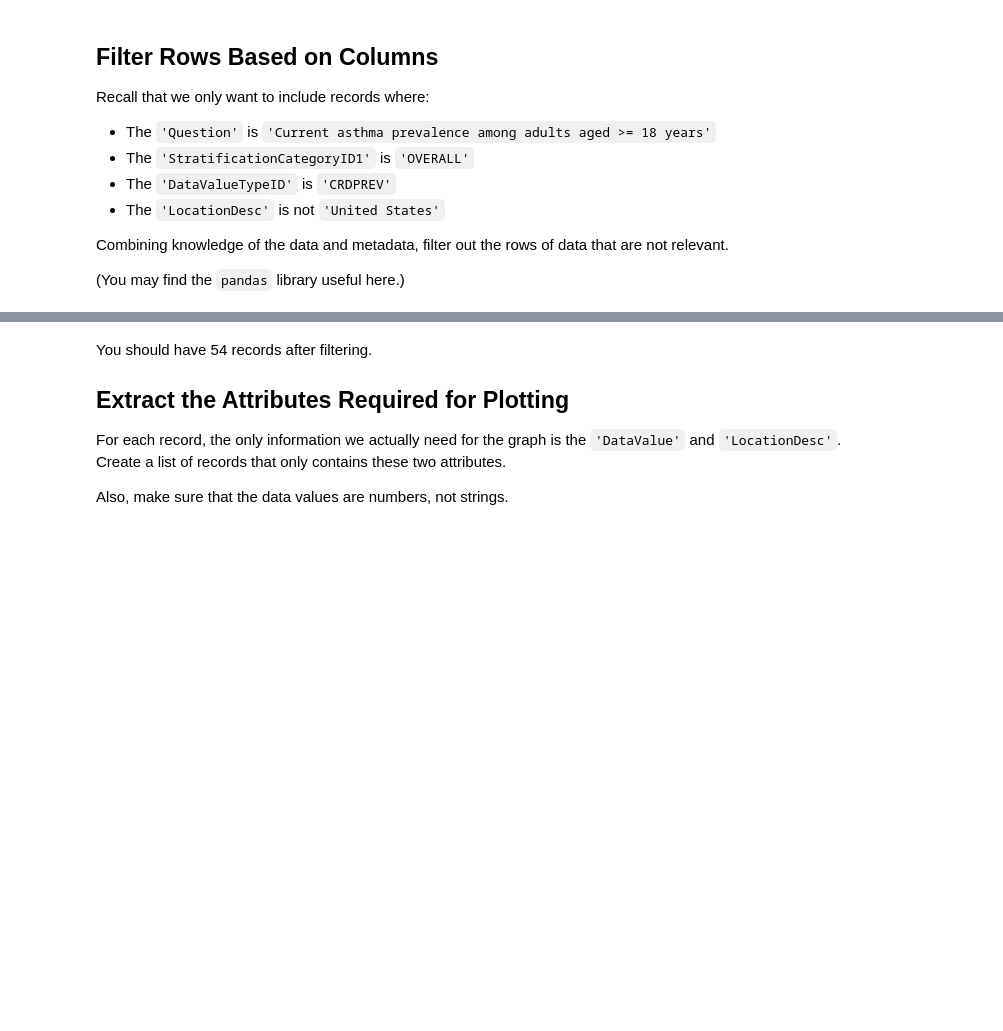
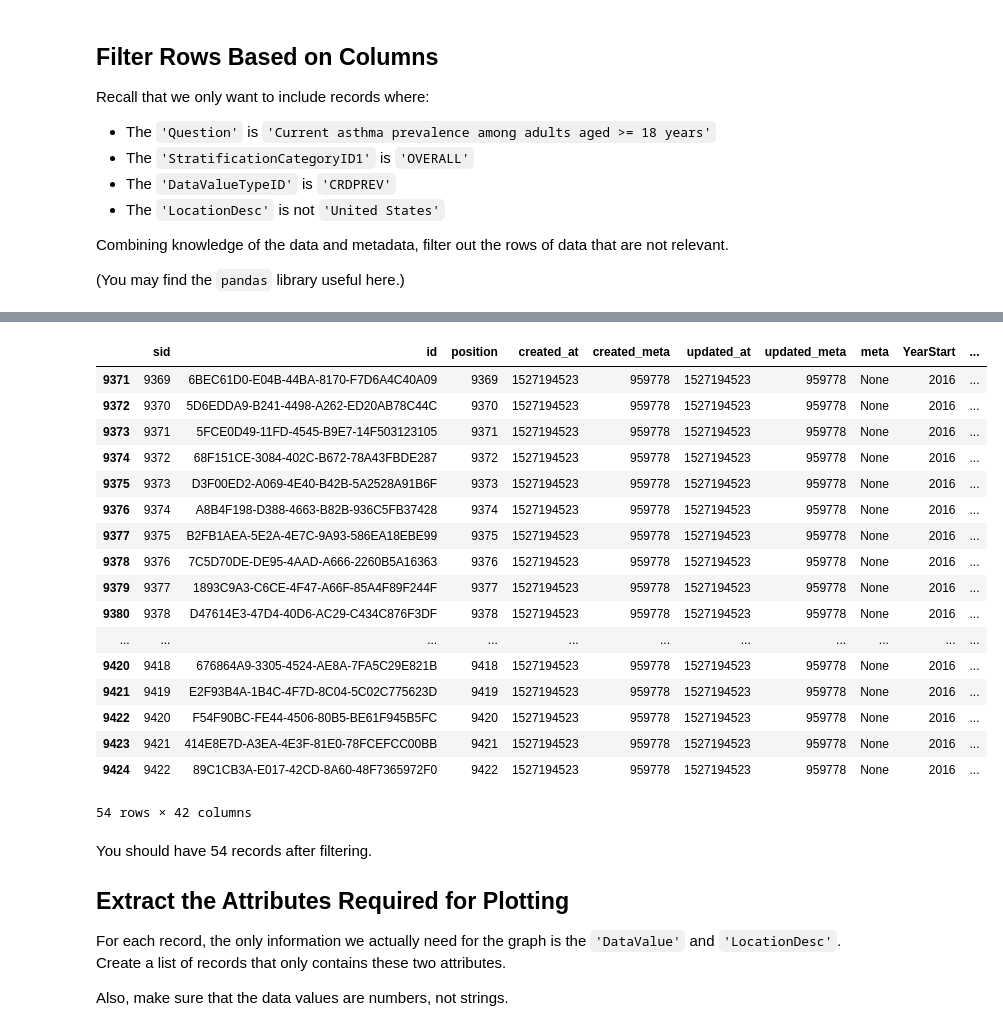
Before and after one commit to mlgvla/dsc-exploring-and-transforming-json-schemas-lab, a Jupyter notebook: index.ipynb, the cells around one changed output, grey strips where cells are left out. Cells and saved outputs as stored; diff of their text form; code cells hidden in the pictures; blank space fills up the shorter version.

```diff
--- a/index.ipynb
+++ b/index.ipynb
@@ -142,0 +140,11 @@ Combining knowledge of the data and metadata, filter out the rows of data that a
+# %%
+# Your code here (add additional cells as needed)
+question_index = column_names.index('Question')
+category_index = column_names.index('StratificationCategoryID1')
+type_index = column_names.index('DataValueTypeID')
+location_index = column_names.index('LocationDesc')
+
+question_value = 'Current asthma prevalence among adults aged >= 18 years'
+category_value = 'OVERALL'
+type_value = 'CRDPREV'
+location_value = 'United States'
@@ -142,0 +166,5 @@ Combining knowledge of the data and metadata, filter out the rows of data that a
+# %%
+import pandas as pd
+
+df = pd.DataFrame(data=data['data'], columns=column_names)
+df
@@ -143,3 +185,31 @@ Combining knowledge of the data and metadata, filter out the rows of data that a
+# %%
+filtered_data_with_pandas = df[
+    (df['Question'] == question_value) &
+    (df['StratificationCategoryID1'] == category_value) &
+    (df['DataValueTypeID'] == type_value) &
+    (df['LocationDesc'] != location_value)
+]
+
+filtered_data_with_pandas
+# %% [output]
+|  | sid | id | position | created_at | created_meta | updated_at | updated_meta | meta | YearStart | ... |
+| 9371 | 9369 | 6BEC61D0-E04B-44BA-8170-F7D6A4C40A09 | 9369 | 1527194523 | 959778 | 1527194523 | 959778 | None | 2016 | ... |
+| 9372 | 9370 | 5D6EDDA9-B241-4498-A262-ED20AB78C44C | 9370 | 1527194523 | 959778 | 1527194523 | 959778 | None | 2016 | ... |
+| 9373 | 9371 | 5FCE0D49-11FD-4545-B9E7-14F503123105 | 9371 | 1527194523 | 959778 | 1527194523 | 959778 | None | 2016 | ... |
+| 9374 | 9372 | 68F151CE-3084-402C-B672-78A43FBDE287 | 9372 | 1527194523 | 959778 | 1527194523 | 959778 | None | 2016 | ... |
+| 9375 | 9373 | D3F00ED2-A069-4E40-B42B-5A2528A91B6F | 9373 | 1527194523 | 959778 | 1527194523 | 959778 | None | 2016 | ... |
+| 9376 | 9374 | A8B4F198-D388-4663-B82B-936C5FB37428 | 9374 | 1527194523 | 959778 | 1527194523 | 959778 | None | 2016 | ... |
+| 9377 | 9375 | B2FB1AEA-5E2A-4E7C-9A93-586EA18EBE99 | 9375 | 1527194523 | 959778 | 1527194523 | 959778 | None | 2016 | ... |
+| 9378 | 9376 | 7C5D70DE-DE95-4AAD-A666-2260B5A16363 | 9376 | 1527194523 | 959778 | 1527194523 | 959778 | None | 2016 | ... |
+| 9379 | 9377 | 1893C9A3-C6CE-4F47-A66F-85A4F89F244F | 9377 | 1527194523 | 959778 | 1527194523 | 959778 | None | 2016 | ... |
+| 9380 | 9378 | D47614E3-47D4-40D6-AC29-C434C876F3DF | 9378 | 1527194523 | 959778 | 1527194523 | 959778 | None | 2016 | ... |
+| ... | ... | ... | ... | ... | ... | ... | ... | ... | ... | ... |
+| 9420 | 9418 | 676864A9-3305-4524-AE8A-7FA5C29E821B | 9418 | 1527194523 | 959778 | 1527194523 | 959778 | None | 2016 | ... |
+| 9421 | 9419 | E2F93B4A-1B4C-4F7D-8C04-5C02C775623D | 9419 | 1527194523 | 959778 | 1527194523 | 959778 | None | 2016 | ... |
+| 9422 | 9420 | F54F90BC-FE44-4506-80B5-BE61F945B5FC | 9420 | 1527194523 | 959778 | 1527194523 | 959778 | None | 2016 | ... |
+| 9423 | 9421 | 414E8E7D-A3EA-4E3F-81E0-78FCEFCC00BB | 9421 | 1527194523 | 959778 | 1527194523 | 959778 | None | 2016 | ... |
+| 9424 | 9422 | 89C1CB3A-E017-42CD-8A60-48F7365972F0 | 9422 | 1527194523 | 959778 | 1527194523 | 959778 | None | 2016 | ... |
+54 rows × 42 columns
 # %% [markdown]
 You should have 54 records after filtering.
 
```
Also changed, not shown: parts of 10 cells of this notebook.
